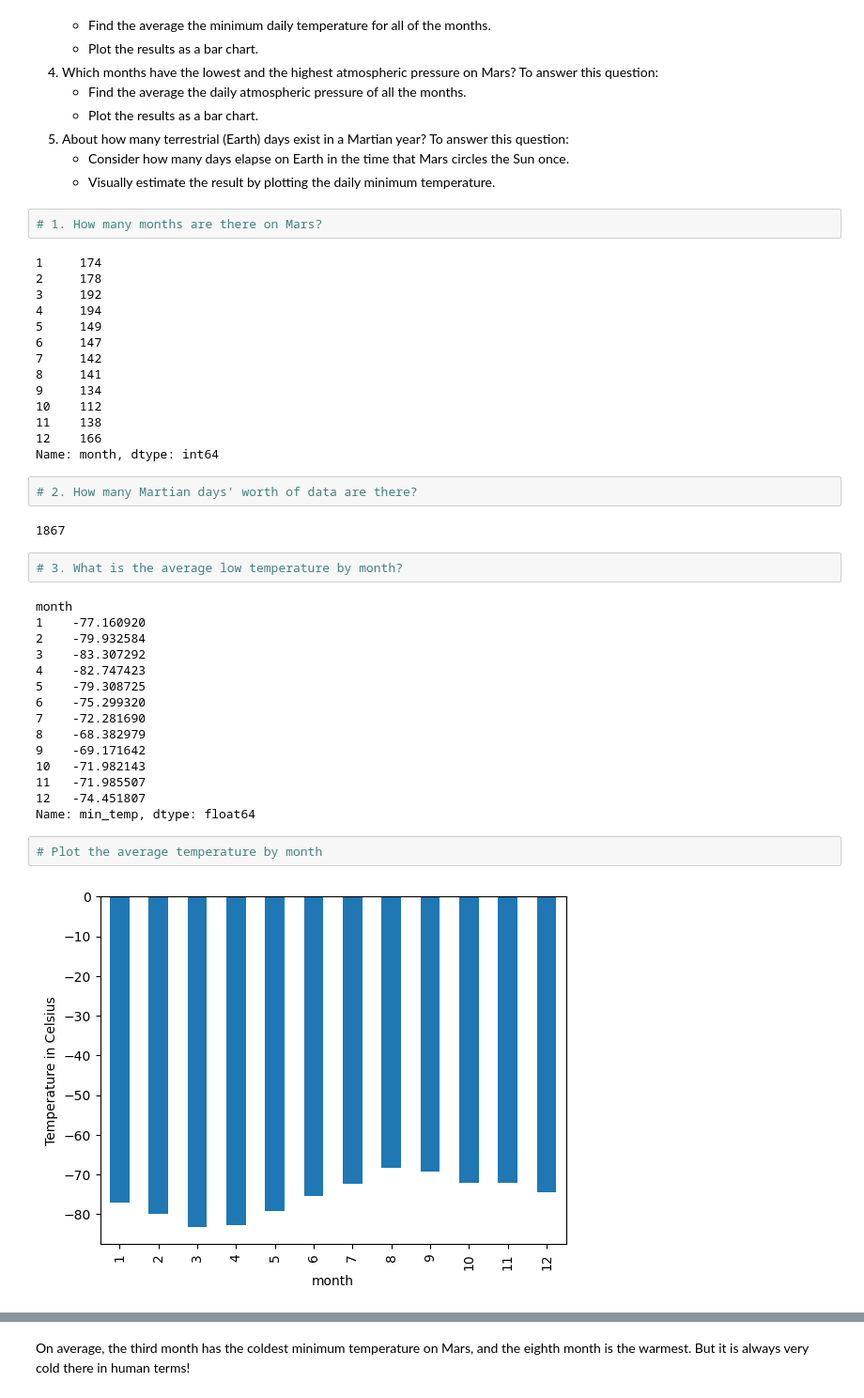
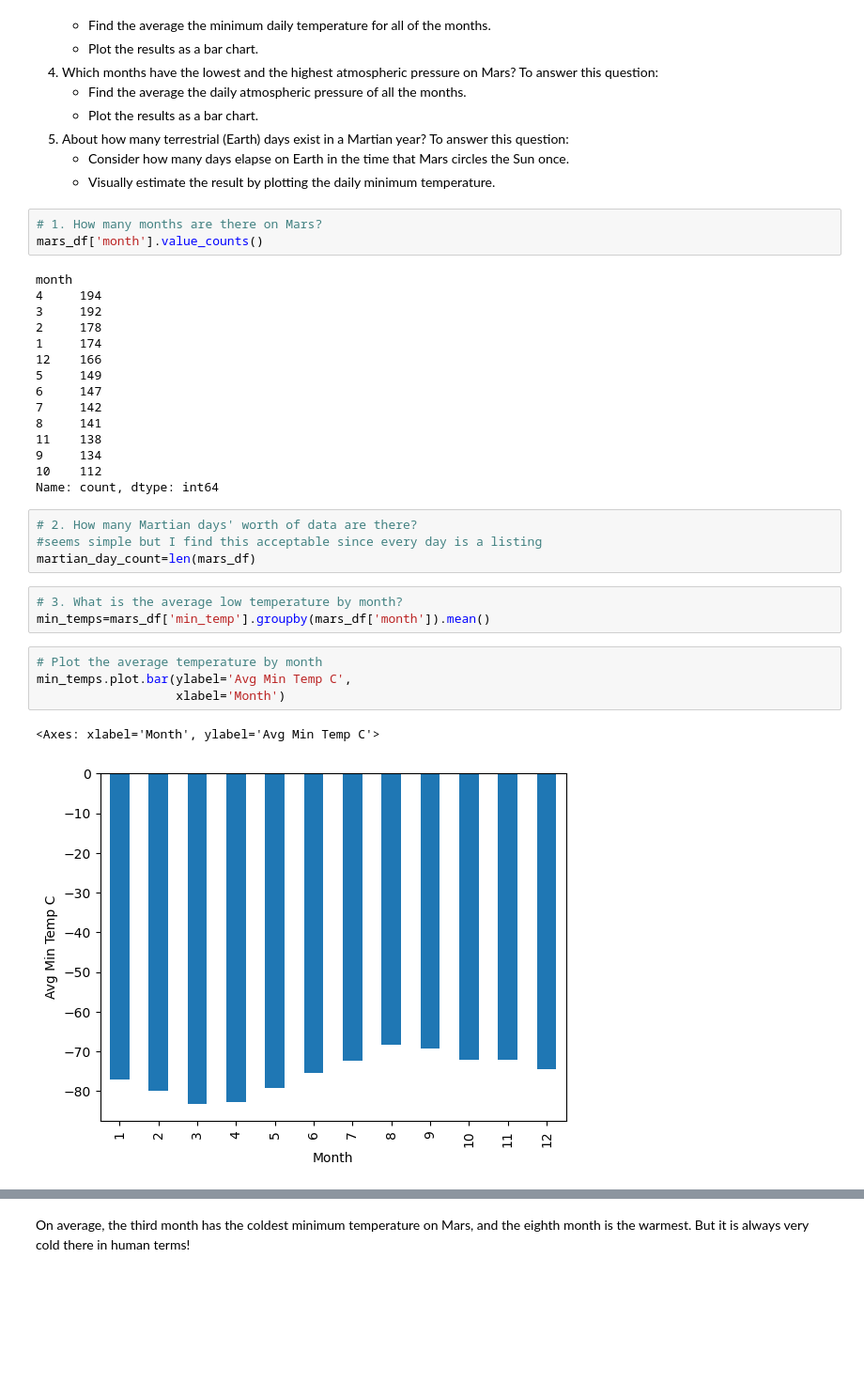
Before and after one commit to troyflood94/html_scraping, a Jupyter notebook: Resources/part_2_mars_weather.ipynb, the cells around one changed output, grey strips where cells are left out. Shown at 94% size. Saved outputs shown, nothing was run; the diff lists cells and outputs as text; blank space fills up the shorter version.

```diff
--- a/Resources/part_2_mars_weather.ipynb
+++ b/Resources/part_2_mars_weather.ipynb
@@ -164,42 +166,33 @@ Analyze your dataset by using Pandas functions to answer the following questions
     * Visually estimate the result by plotting the daily minimum temperature.
 # %%
 # 1. How many months are there on Mars?
+mars_df['month'].value_counts()
 # %% [output]
+month
+4     194
+3     192
+2     178
 1     174
-2     178
-3     192
-4     194
+12    166
 5     149
 6     147
 7     142
 8     141
+11    138
 9     134
 10    112
-11    138
-12    166
-Name: month, dtype: int64
+Name: count, dtype: int64
 # %%
 # 2. How many Martian days' worth of data are there?
+#seems simple but I find this acceptable since every day is a listing
+martian_day_count=len(mars_df)
-# %% [output]
-1867
 # %%
 # 3. What is the average low temperature by month?
+min_temps=mars_df['min_temp'].groupby(mars_df['month']).mean()
-# %% [output]
-month
-1    -77.160920
-2    -79.932584
-3    -83.307292
-4    -82.747423
-5    -79.308725
-6    -75.299320
-7    -72.281690
-8    -68.382979
-9    -69.171642
-10   -71.982143
-11   -71.985507
-12   -74.451807
-Name: min_temp, dtype: float64
 # %%
 # Plot the average temperature by month
+min_temps.plot.bar(ylabel='Avg Min Temp C',
+                   xlabel='Month')
 # %% [output]
+<Axes: xlabel='Month', ylabel='Avg Min Temp C'>
-[figure, old version]
+[figure, new version]
```
Also changed, not shown: parts of 10 cells of this notebook, 2 other files.
